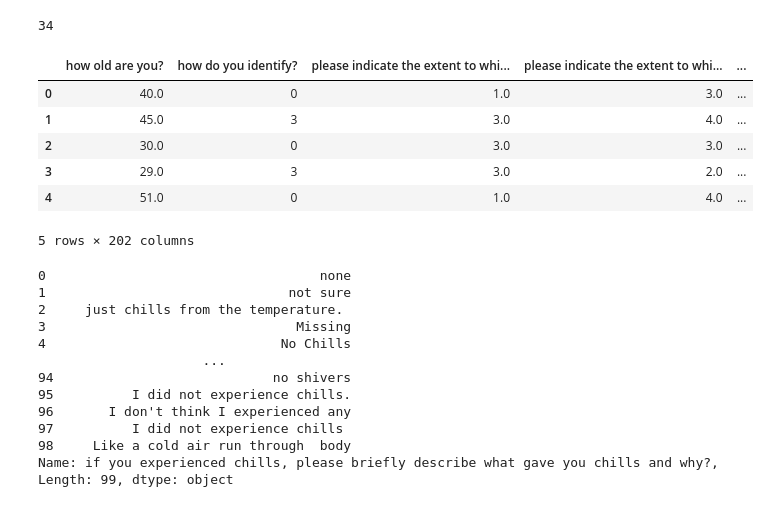
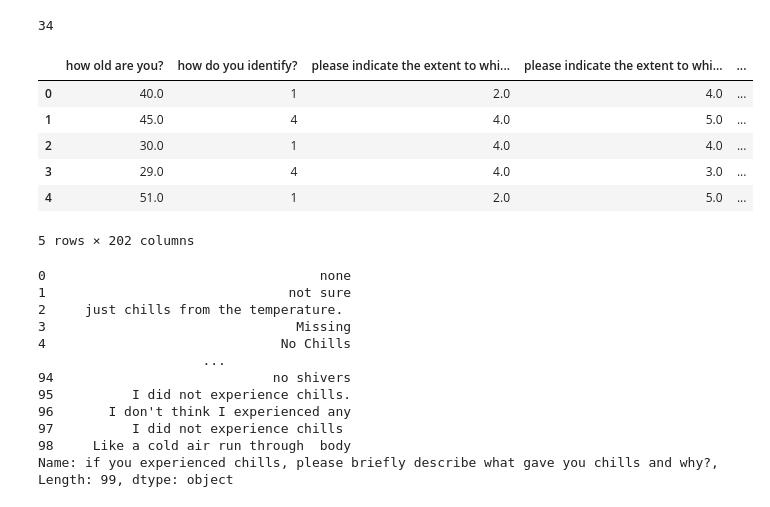
Before and after one commit to akcone2003/chills_study, a Jupyter notebook: notebooks/EDA.ipynb, the cells around one changed output. Drawn from its saved outputs; the diff is of its cells as text; code cells hidden in the pictures.

```diff
--- a/notebooks/EDA.ipynb
+++ b/notebooks/EDA.ipynb
@@ -284,16 +284,16 @@ print(count_of_dropped)
 # %% [output]
 34
 # %%
-encoded_data = pd.read_csv("/Users/aidancone/Downloads/encoded_dataset (3).csv")
+encoded_data = pd.read_csv("/Users/aidancone/Downloads/encoded_dataset (5).csv")
 
 encoded_data.head()
 # %% [output]
 |  | how old are you? | how do you identify? | please indicate the extent to whi... | please indicate the extent to whi... | ... |
-| 0 | 40.0 | 0 | 1.0 | 3.0 | ... |
-| 1 | 45.0 | 3 | 3.0 | 4.0 | ... |
-| 2 | 30.0 | 0 | 3.0 | 3.0 | ... |
-| 3 | 29.0 | 3 | 3.0 | 2.0 | ... |
-| 4 | 51.0 | 0 | 1.0 | 4.0 | ... |
+| 0 | 40.0 | 1 | 2.0 | 4.0 | ... |
+| 1 | 45.0 | 4 | 4.0 | 5.0 | ... |
+| 2 | 30.0 | 1 | 4.0 | 4.0 | ... |
+| 3 | 29.0 | 4 | 4.0 | 3.0 | ... |
+| 4 | 51.0 | 1 | 2.0 | 5.0 | ... |
 5 rows × 202 columns
 # %%
 print(encoded_data['if you experienced chills, please briefly describe what gave you chills and why?'])
```
Also changed, not shown: 3 other files.
